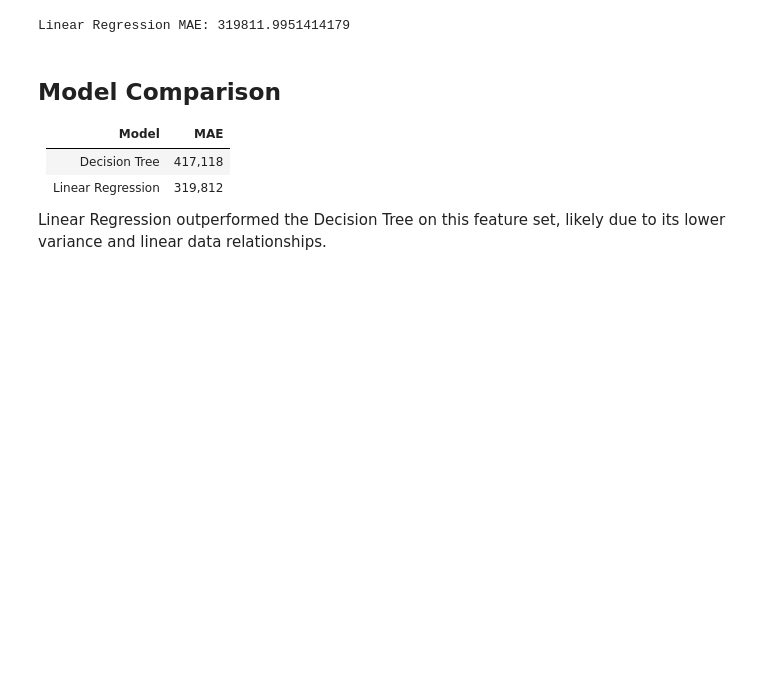
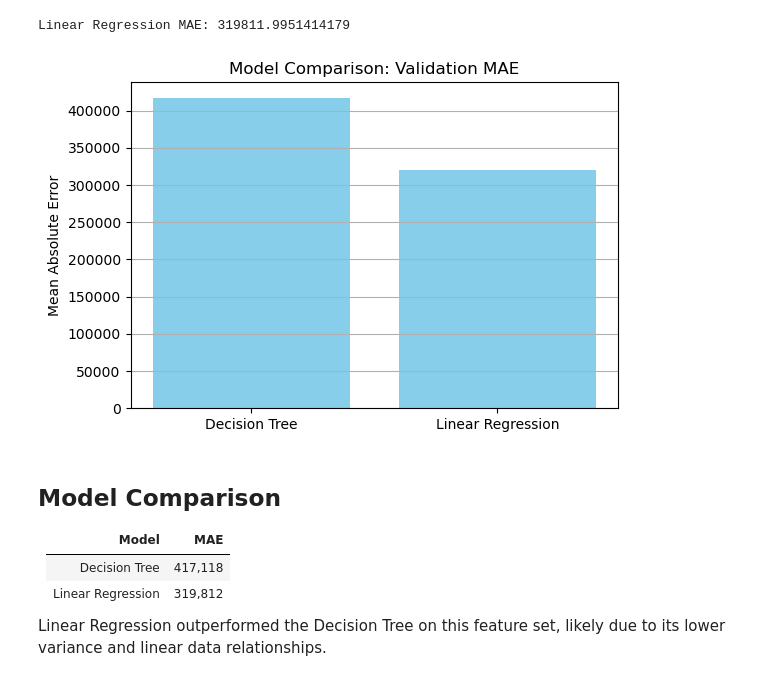
Before and after one commit to flyboi96/HCMLE, a Jupyter notebook: block3_intro_to_ml/regression_housing.ipynb, the cells around one changed output. Saved outputs shown, nothing was run; the diff lists cells and outputs as text; code cells hidden in the pictures; blank space fills up the shorter version.

Commit message:
Added bar chart comparing MAE's

```diff
--- a/block3_intro_to_ml/regression_housing.ipynb
+++ b/block3_intro_to_ml/regression_housing.ipynb
@@ -135,6 +135,25 @@ linreg_mae = mean_absolute_error(val_y, linreg_preds)
 print(f"Linear Regression MAE: {linreg_mae}")
 # %% [output]
 Linear Regression MAE: 319811.9951414179
+# %%
+# %%
+# # This is a code cell
+
+import matplotlib.pyplot as plt
+
+# Bar chart comparing model performance
+mae_values = [tree_mae, linreg_mae]
+models = ['Decision Tree', 'Linear Regression']
+
+plt.figure(figsize=(6, 4))
+plt.bar(models, mae_values, color='skyblue')
+plt.ylabel('Mean Absolute Error')
+plt.title('Model Comparison: Validation MAE')
+plt.grid(axis='y')
+plt.tight_layout()
+plt.show()
+# %% [output]
+[figure, added]
 # %% [markdown]
 ## Model Comparison
 
```
